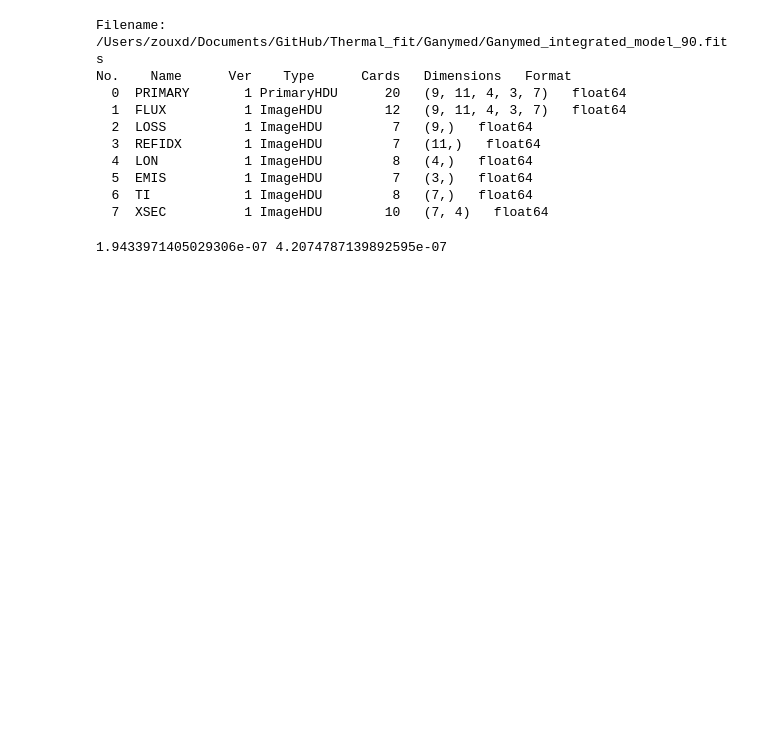
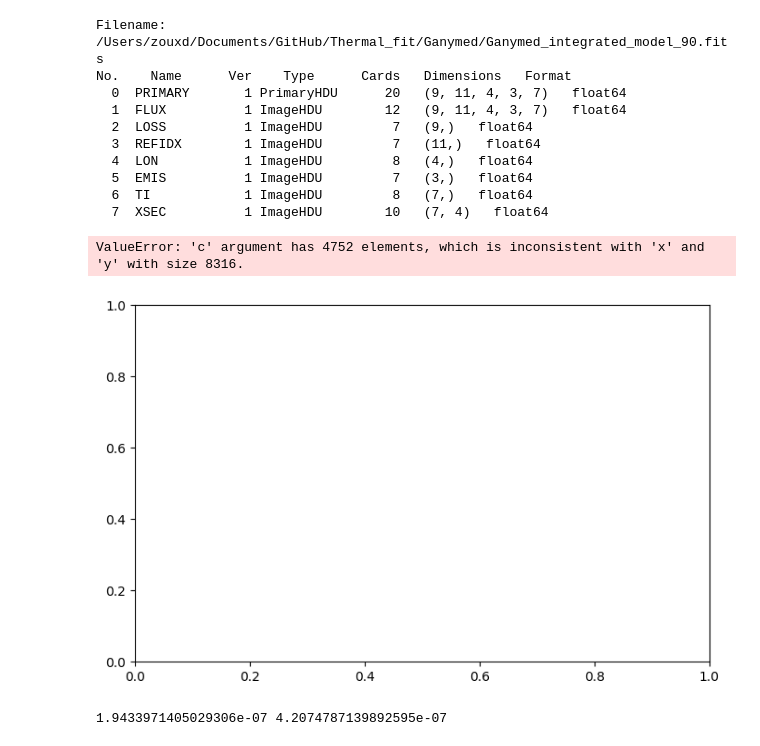
Before and after one commit to zzzxdzzz/Thermal_fit, a Jupyter notebook: Ganymed/Integrated_photometry-Ganymed.ipynb, the cells around one changed output. Drawn from its saved outputs; the diff is of its cells as text; code cells hidden in the pictures; blank space fills up the shorter version.

```diff
--- a/Ganymed/Integrated_photometry-Ganymed.ipynb
+++ b/Ganymed/Integrated_photometry-Ganymed.ipynb
@@ -1596,6 +1598,45 @@ No.    Name      Ver    Type      Cards   Dimensions   Format
   5  EMIS          1 ImageHDU         7   (3,)   float64
   6  TI            1 ImageHDU         8   (7,)   float64
   7  XSEC          1 ImageHDU        10   (7, 4)   float64
+# %%
+import matplotlib.pyplot as plt
+from astropy.io import fits
+import numpy as np
+
+# Open FITS file
+filename = "/Users/zouxd/Documents/GitHub/Thermal_fit/Ganymed/Ganymed_integrated_model_90.fits"
+hdul = fits.open(filename)
+
+flux = hdul['FLUX'].data        # shape: (9, 11, 4, 3, 7)
+lon_vals = hdul['LON'].data     # shape: (4,)  real longitude values
+hdul.close()
+
+# dimension (4) corresponds to LON index
+nlon = flux.shape[2]
+
+# Flatten data for plotting
+y = flux.flatten()
+x = np.arange(y.size)
+
+# Build LON index array (repeated for all other dimensions)
+lon_idx = np.repeat(np.arange(nlon), flux[2].size)
+
+# Plot: similar to your one-liner, but with colors
+plt.figure(figsize=(8,5))
+sc = plt.scatter(x, y, c=lon_idx, cmap='tab10', s=8, marker='o')
+
+# Add colorbar with real longitude values
+cbar = plt.colorbar(sc, ticks=np.arange(nlon))
+cbar.ax.set_yticklabels([f"LON={val:.1f}" for val in lon_vals])
+
+plt.xlabel("Index")
+plt.ylabel("Flux value")
+plt.title("All flux values colored by LON")
+plt.tight_layout()
+plt.show()
+# %% [output]
+ValueError: 'c' argument has 4752 elements, which is inconsistent with 'x' and 'y' with size 8316.
+[figure, added]
 # %%
 print(tb_model['FLUX'].data.min(), tb_model['FLUX'].data.max())
 # %% [output]
```
Also changed, not shown: parts of 1 cell of this notebook.
